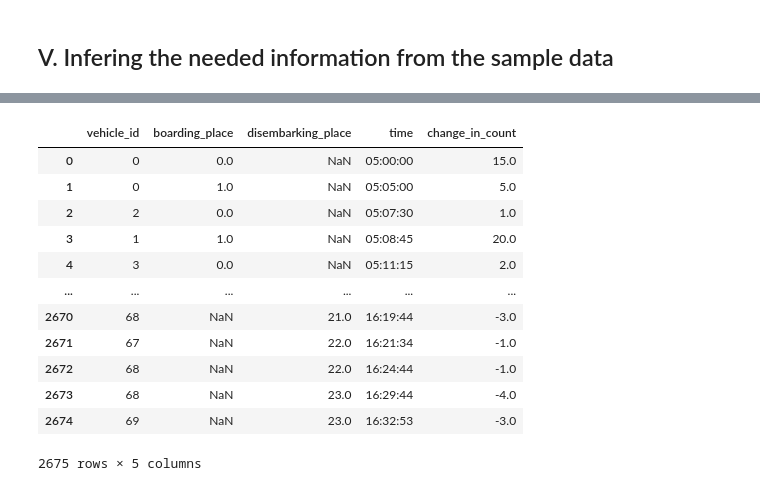
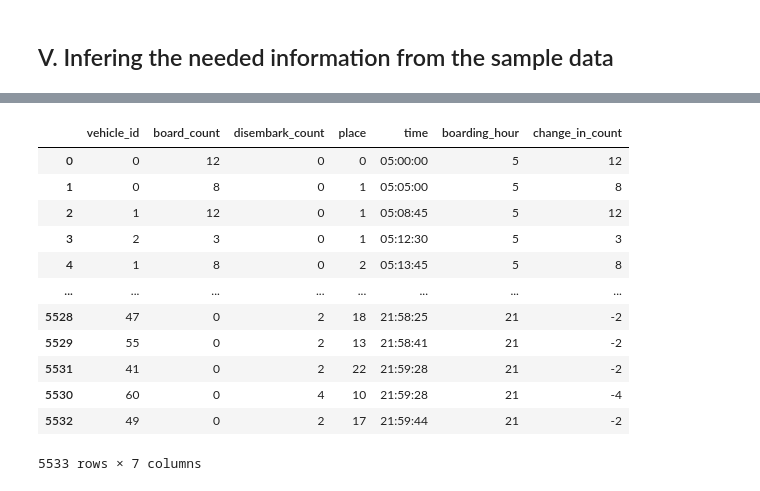
Before and after one commit to JLGAfrica/Python_Projects, a Jupyter notebook: Samples/2_Efficient_Transportation_v2.ipynb, the cells around one changed output, grey strips where cells are left out. Cells and saved outputs as stored; diff of their text form; code cells hidden in the pictures.

```diff
--- a/Samples/2_Efficient_Transportation_v2.ipynb
+++ b/Samples/2_Efficient_Transportation_v2.ipynb
@@ -435,28 +433,43 @@ disembark
 # %%
 derivative = pd.merge(board, disembark, left_on = ['vehicle_id', 'boarding_time', 'boarding_place'], right_on = ['vehicle_id', 'disembarking_time', 'disembarking_place'], how = 'outer')
-# Turns null disembark_count to zero
+
+# Turns null board_count and disembark_count to zero
 derivative['board_count'].fillna(0, inplace = True)
 derivative['disembark_count'].fillna(0, inplace = True)
+derivative['board_count'] = derivative['board_count'].apply((lambda x: int(x)))
+derivative['disembark_count'] = derivative['disembark_count'].apply((lambda x: int(x)))
+
+# Combines boarding and disembarking place
+derivative.loc[pd.isna(derivative['disembarking_place']), 'disembarking_place'] = derivative['boarding_place']
+derivative['place'] = derivative['disembarking_place'].apply((lambda x: int(x)))
+derivative.drop(columns = ['boarding_place', 'disembarking_place'], inplace = True)
+
 # Combines boarding and disembarking time
 derivative.loc[pd.isna(derivative['disembarking_time']), 'disembarking_time'] = derivative['boarding_time']
 derivative['time'] = derivative['disembarking_time']
 derivative.drop(columns = ['boarding_time', 'disembarking_time'], inplace = True)
+derivative.sort_values('time', inplace = True)
+
+# Add a column for the time's hour part
+derivative['boarding_hour'] = derivative['time'].apply(lambda x: x.hour)
+
 # Calculates the change in the number of passenger
 derivative['change_in_count'] = derivative['board_count'] - derivative['disembark_count']
-derivative.drop(columns = ['board_count', 'disembark_count'], inplace = True)
+# derivative.drop(columns = ['board_count', 'disembark_count'], inplace = True)
+
 # derivative = derivative[['vehicle_id', ]]
 derivative
 # %% [output]
-|  | vehicle_id | boarding_place | disembarking_place | time | change_in_count |
-| 0 | 0 | 0.0 | NaN | 05:00:00 | 15.0 |
-| 1 | 0 | 1.0 | NaN | 05:05:00 | 5.0 |
-| 2 | 2 | 0.0 | NaN | 05:07:30 | 1.0 |
-| 3 | 1 | 1.0 | NaN | 05:08:45 | 20.0 |
-| 4 | 3 | 0.0 | NaN | 05:11:15 | 2.0 |
-| ... | ... | ... | ... | ... | ... |
-| 2670 | 68 | NaN | 21.0 | 16:19:44 | -3.0 |
-| 2671 | 67 | NaN | 22.0 | 16:21:34 | -1.0 |
-| 2672 | 68 | NaN | 22.0 | 16:24:44 | -1.0 |
-| 2673 | 68 | NaN | 23.0 | 16:29:44 | -4.0 |
-| 2674 | 69 | NaN | 23.0 | 16:32:53 | -3.0 |
+|  | vehicle_id | board_count | disembark_count | place | time | boarding_hour | change_in_count |
+| 0 | 0 | 12 | 0 | 0 | 05:00:00 | 5 | 12 |
+| 1 | 0 | 8 | 0 | 1 | 05:05:00 | 5 | 8 |
+| 2 | 1 | 12 | 0 | 1 | 05:08:45 | 5 | 12 |
+| 3 | 2 | 3 | 0 | 1 | 05:12:30 | 5 | 3 |
+| 4 | 1 | 8 | 0 | 2 | 05:13:45 | 5 | 8 |
+| ... | ... | ... | ... | ... | ... | ... | ... |
+| 5528 | 47 | 0 | 2 | 18 | 21:58:25 | 21 | -2 |
+| 5529 | 55 | 0 | 2 | 13 | 21:58:41 | 21 | -2 |
+| 5531 | 41 | 0 | 2 | 22 | 21:59:28 | 21 | -2 |
+| 5530 | 60 | 0 | 4 | 10 | 21:59:28 | 21 | -4 |
+| 5532 | 49 | 0 | 2 | 17 | 21:59:44 | 21 | -2 |
-2675 rows × 5 columns
+5533 rows × 7 columns
```
Also changed, not shown: parts of 16 cells of this notebook.
